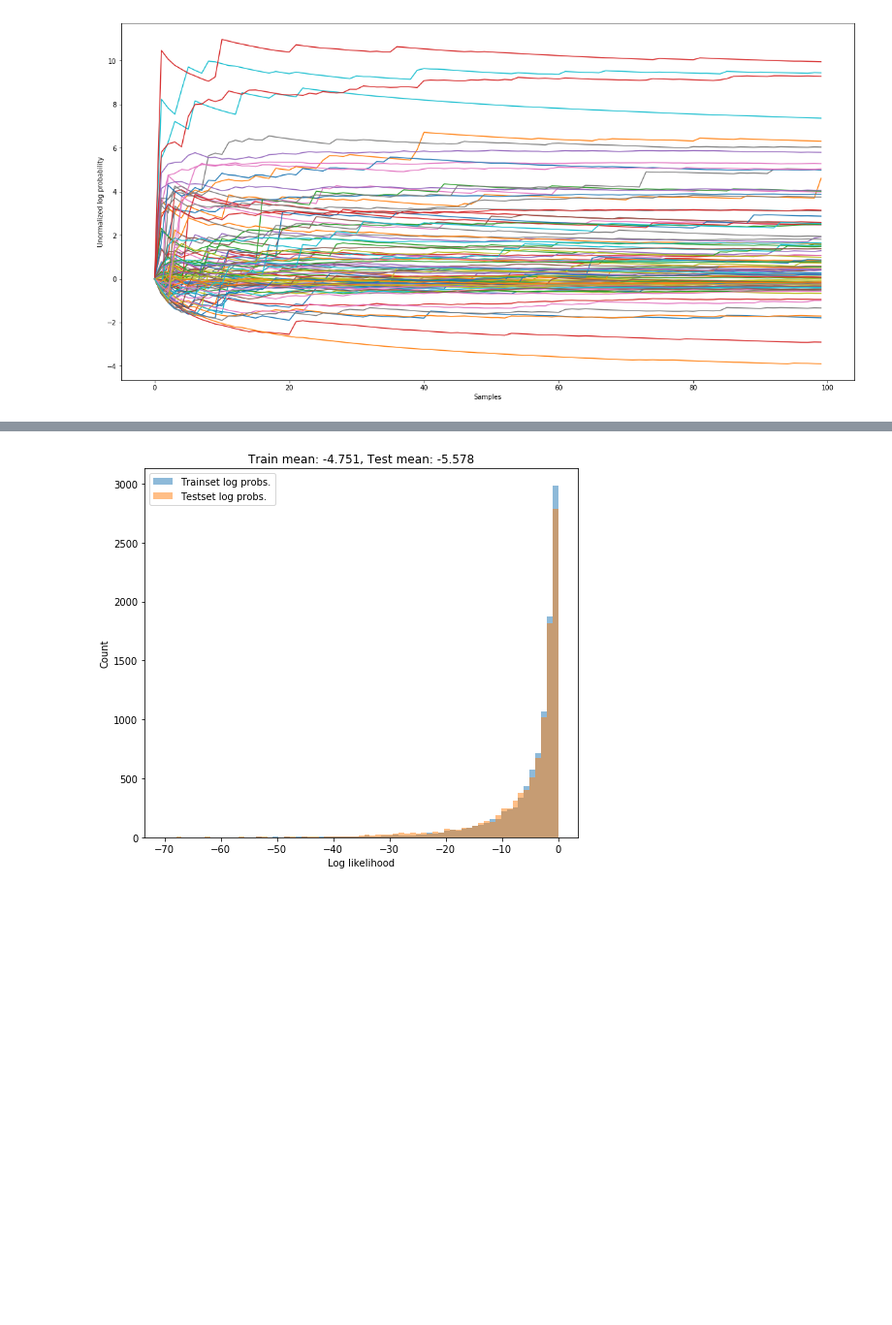
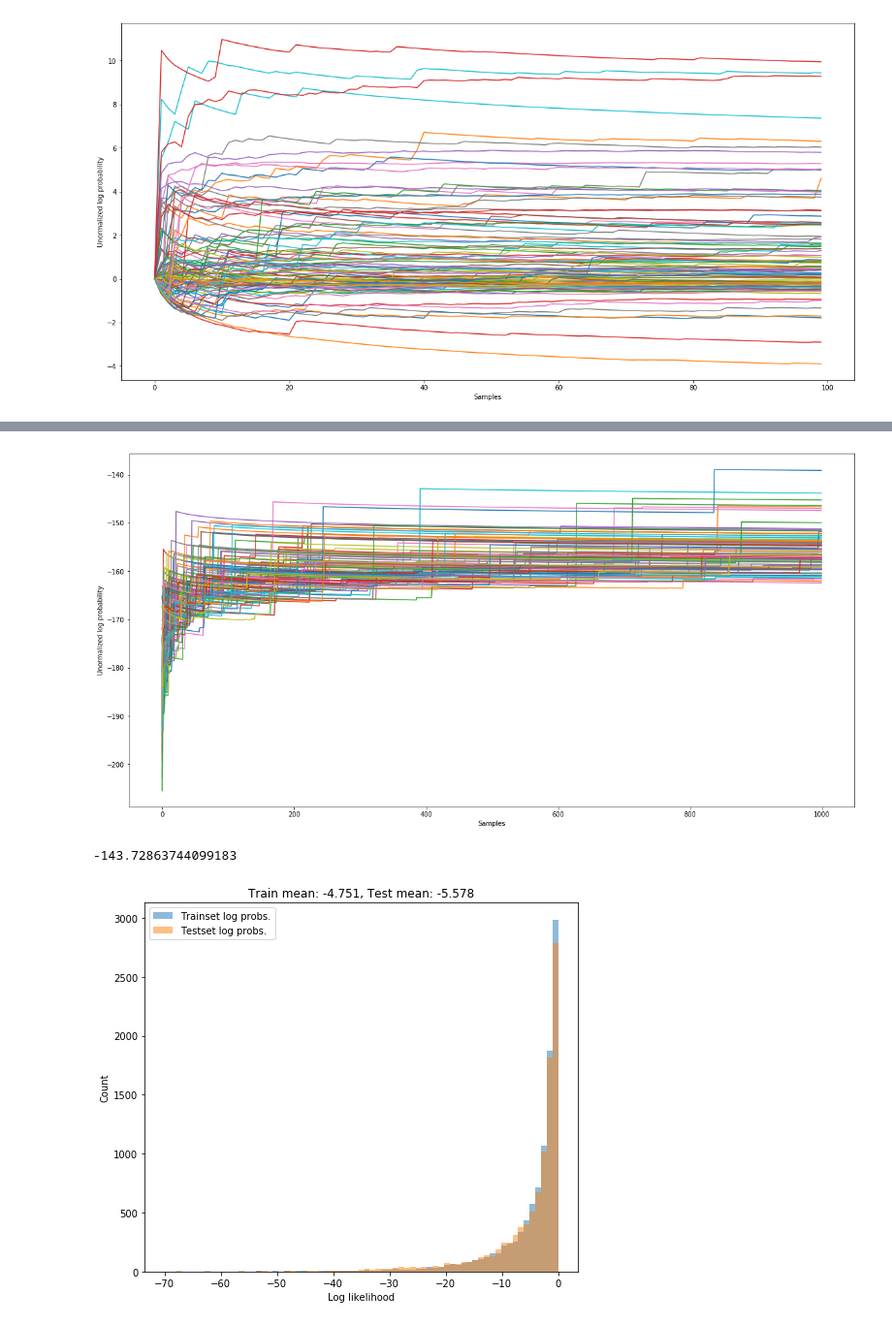
Before and after one commit to matsengrp/vampire, a Jupyter notebook: two_layer_dense_vae.ipynb, the cells around one changed output, grey strips where cells are left out. Shown at 97% size. Drawn from its saved outputs; the diff is of its cells as text; code cells hidden in the pictures; blank space fills up the shorter version.

```diff
--- a/two_layer_dense_vae.ipynb
+++ b/two_layer_dense_vae.ipynb
@@ -482,0 +534,19 @@ for i in range(100):
+# %%
+# Repeat with importance sampling:
+Nsamples = 1000
+chunk = 100  # This is slow so we decrease our chunk size
+x = np.array([np.array(x_test[3]) for i in range(100)])
+log_p_list100 = np.zeros((100, Nsamples))
+log_mean_p100 = np.zeros((100, Nsamples))  # This will be a running mean of the log probabilities
+for i in range(Nsamples):
+    if i % 100 == 0:
+        print(i)
+    # Encode the sequences into latent space:
+    z_mean, z_log_var = encoder.predict(x)
+    z_sd = np.sqrt(np.exp(z_log_var))
+    z_sample = norm.rvs(z_mean, z_sd)     # Sample from the posterior q(z|x)
+    x_prob_z = decoder.predict(z_sample)  # Position-wise probabilities of x
+    for j in range(chunk):
+        logp = compute_log_probability_with_importance_sampling(x[j], x_prob_z[j], z_mean[j], z_sd[j], z_sample[j])
+        log_p_list100[j][i] = logp
+        log_mean_p100[j][i] = mean_log_prob(log_p_list100[j][:(i+1)])
@@ -482,0 +564,14 @@ for i in range(100):
+# %%
+plt.figure(figsize=(20, 10))
+for i in range(100):
+    # We care about the convergence, therefore start at 0 baseline:
+    ll = log_mean_p100[i]
+    plt.xlabel('Samples')
+    plt.ylabel('Unormalized log probability')
+    plt.plot(ll);
+# %% [output]
+[figure, added]
+# %%
+mean_log_prob([log_mean_p100[i][-1] for i in range(100)])
+# %% [output]
+-143.72863744099183
```
Also changed, not shown: parts of 19 cells of this notebook, 1 other file.
